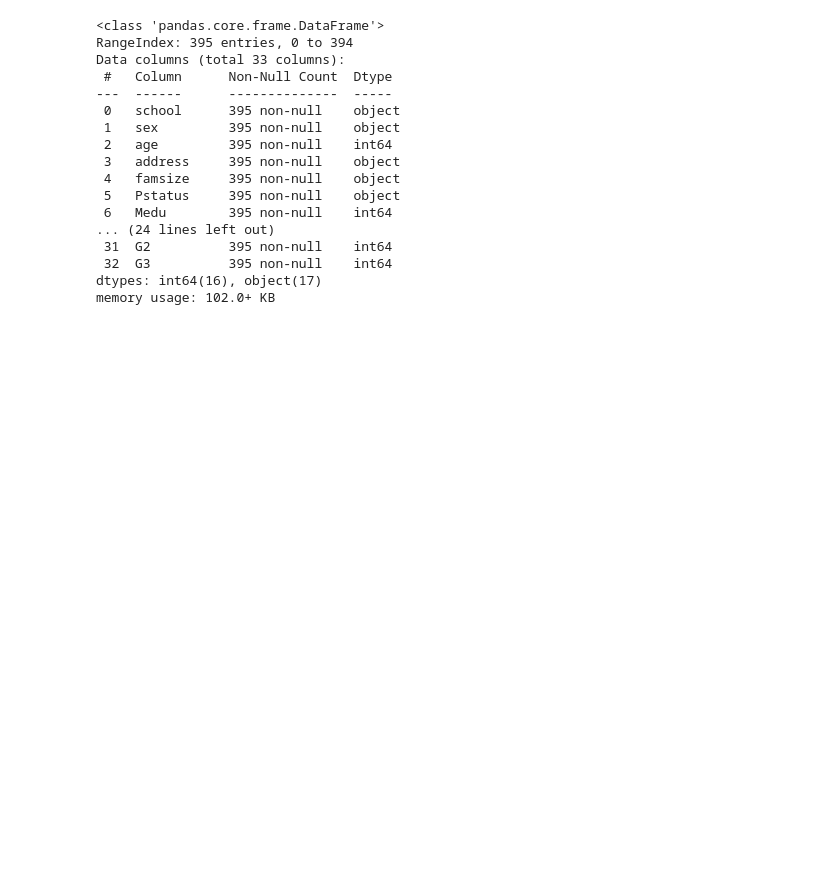
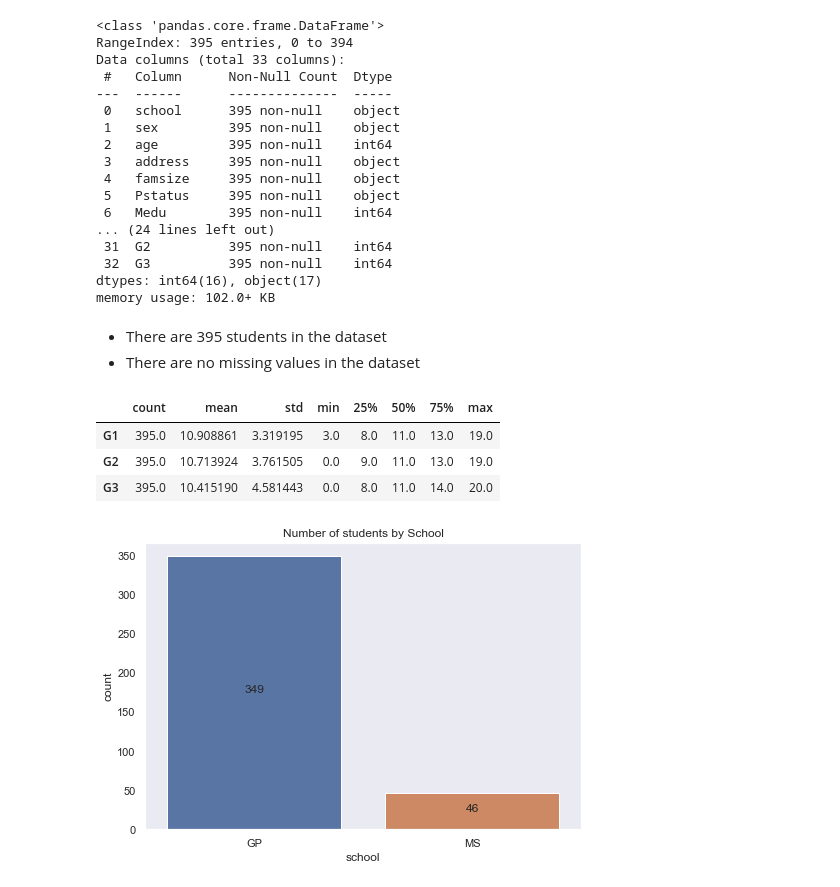
Before and after one commit to Gal-Gilor/Student-Performance-Estimation, a Jupyter notebook: notebooks/exploratory_notebook.ipynb, the cells around one changed output. Drawn from its saved outputs; the diff is of its cells as text; code cells hidden in the pictures; blank space fills up the shorter version.

Commit message:
Continued the exploring the data, and began processing the raw data for modeling

```diff
--- a/notebooks/exploratory_notebook.ipynb
+++ b/notebooks/exploratory_notebook.ipynb
@@ -48,6 +49,33 @@ import seaborn as sns
 
 %matplotlib inline
 sns.set(style='dark')
+# %%
+def annotate(axes:Union[np.ndarray, plt.Axes]):
+    '''
+    annotate a singular ax or a matrix of subplots ax
+    inputs:
+        axes: singular matplotlib.pyplot ax or a matrix or ax
+    '''
+    def _annotate(ax: plt.Axes):
+        for p in ax.patches:
+
+            # establish text position
+            _horizontal_position = p.get_x() + p.get_width() / 2
+            _vertical_position = p.get_y() + p.get_height() / 2
+
+            # define the value to add to the graph
+            value = f'{int(p.get_height())}'
+
+            # add text
+            ax.text(_horizontal_position, _vertical_position, value,  ha="center", fontsize=12)
+            pass
+
+    if isinstance(axes, np.ndarray):
+        for _, ax in np.ndenumerate(axes):
+            _annotate(ax)
+    else:
+        _annotate(axes)
+    pass
 # %%
 RAW_PATH = '../data/raw/student-mat.csv'
 raw = pd.read_csv(RAW_PATH, sep=';')
@@ -81,3 +110,26 @@ Data columns (total 33 columns):
  32  G3          395 non-null    int64
 dtypes: int64(16), object(17)
 memory usage: 102.0+ KB
+# %% [markdown]
+* There are 395 students in the dataset
+* There are no missing values in the dataset
+# %%
+# there are no null values in the data
+target_columns = ['G1', 'G2', 'G3']
+raw[target_columns].describe().T
+# %% [output]
+|  | count | mean | std | min | 25% | 50% | 75% | max |
+| G1 | 395.0 | 10.908861 | 3.319195 | 3.0 | 8.0 | 11.0 | 13.0 | 19.0 |
+| G2 | 395.0 | 10.713924 | 3.761505 | 0.0 | 9.0 | 11.0 | 13.0 | 19.0 |
+| G3 | 395.0 | 10.415190 | 4.581443 | 0.0 | 8.0 | 11.0 | 14.0 | 20.0 |
+# %%
+# look at the distribution of students between the schools
+plt.figure(figsize=(7, 5))
+ax = sns.countplot(data=raw, x='school')
+ax.set_title('Number of students by School')
+
+# annotate the figure
+annotate(ax)
+plt.show()
+# %% [output]
+[figure, added]
```
Also changed, not shown: parts of 6 cells of this notebook.
